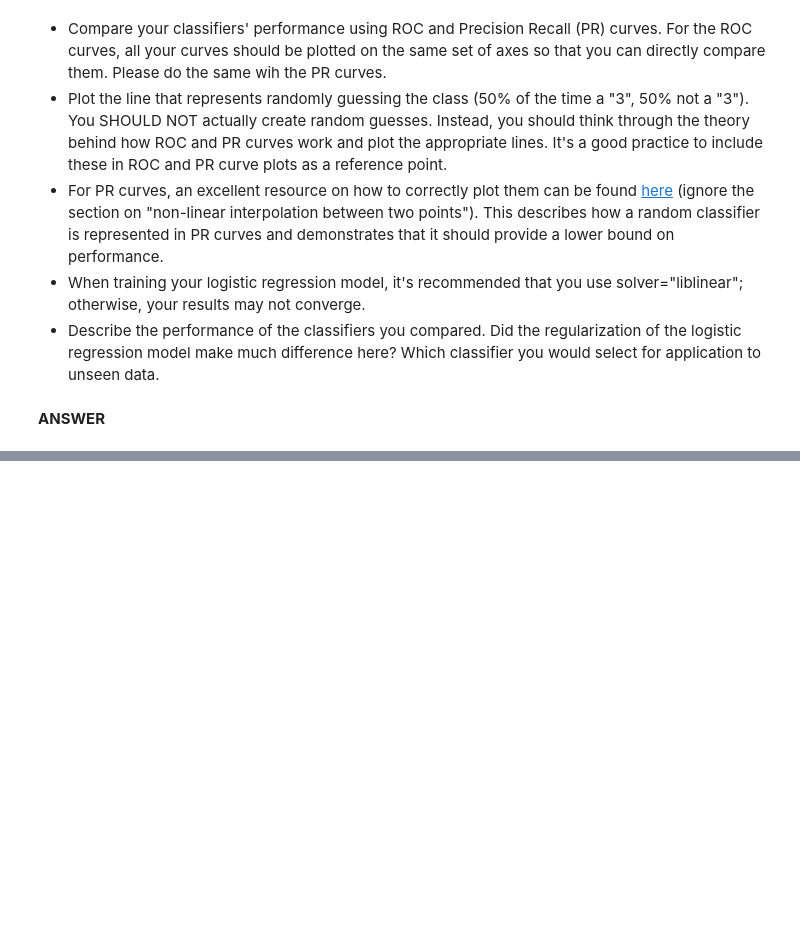
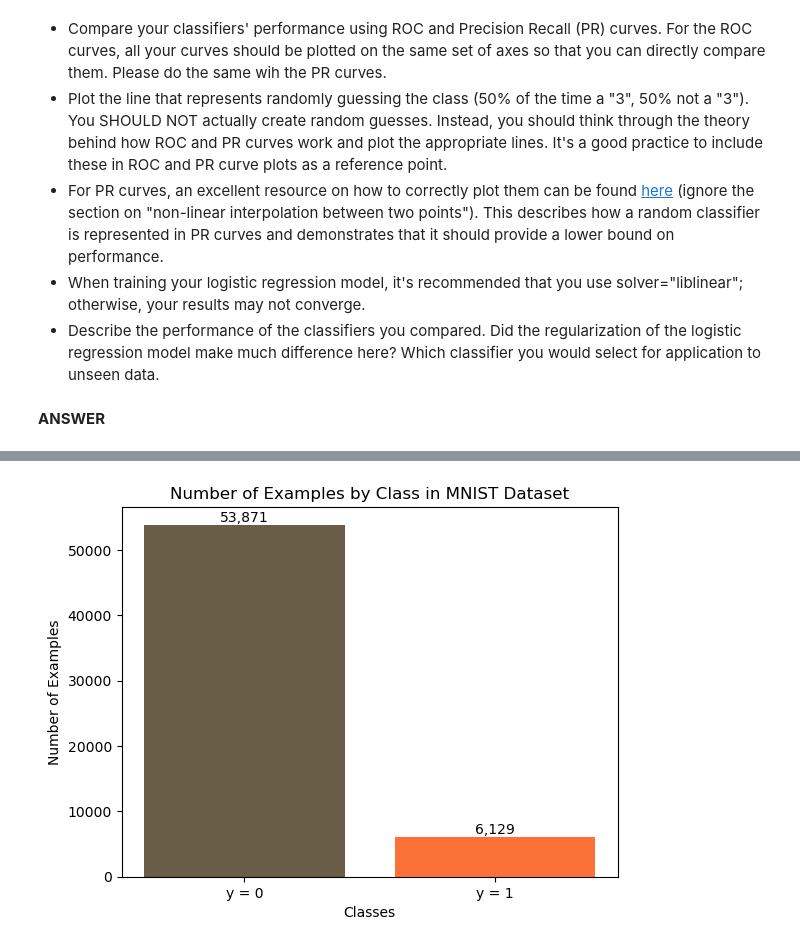
Before and after one commit to BarbaraPFloresRios/IDS705_PrinciplesOfMachineLearning, a Jupyter notebook: Assignment_3_SupervisedLearning_ModelTrainingAndEvaluation/Assignment_3.ipynb, the cells around one changed output, grey strips where cells are left out. Drawn from its saved outputs; the diff is of its cells as text; code cells hidden in the pictures; blank space fills up the shorter version.

```diff
--- a/Assignment_3_SupervisedLearning_ModelTrainingAndEvaluation/Assignment_3.ipynb
+++ b/Assignment_3_SupervisedLearning_ModelTrainingAndEvaluation/Assignment_3.ipynb
@@ -639,0 +640,22 @@ plt.show()
+# %%
+n_class_1 = sum(y_train)
+n_class_0 = y_train.shape[0] - n_class_1
+
+labels = ["y = 0", "y = 1"]
+heights = [n_class_0, n_class_1]
+x = range(len(labels))
+
+plt.bar(x, heights, color=["#695d48", "#fc7138"])
+plt.xlabel("Classes")
+plt.ylabel("Number of Examples")
+plt.title("Number of Examples by Class in MNIST Dataset")
+
+for i in range(len(x)):
+
+    plt.text(x[i], heights[i], "{:,}".format(heights[i]), ha="center", va="bottom")
+
+
+plt.xticks(x, labels)
+plt.show()
+# %% [output]
+[figure, added]
```
Also changed, not shown: parts of 1 cell of this notebook.
